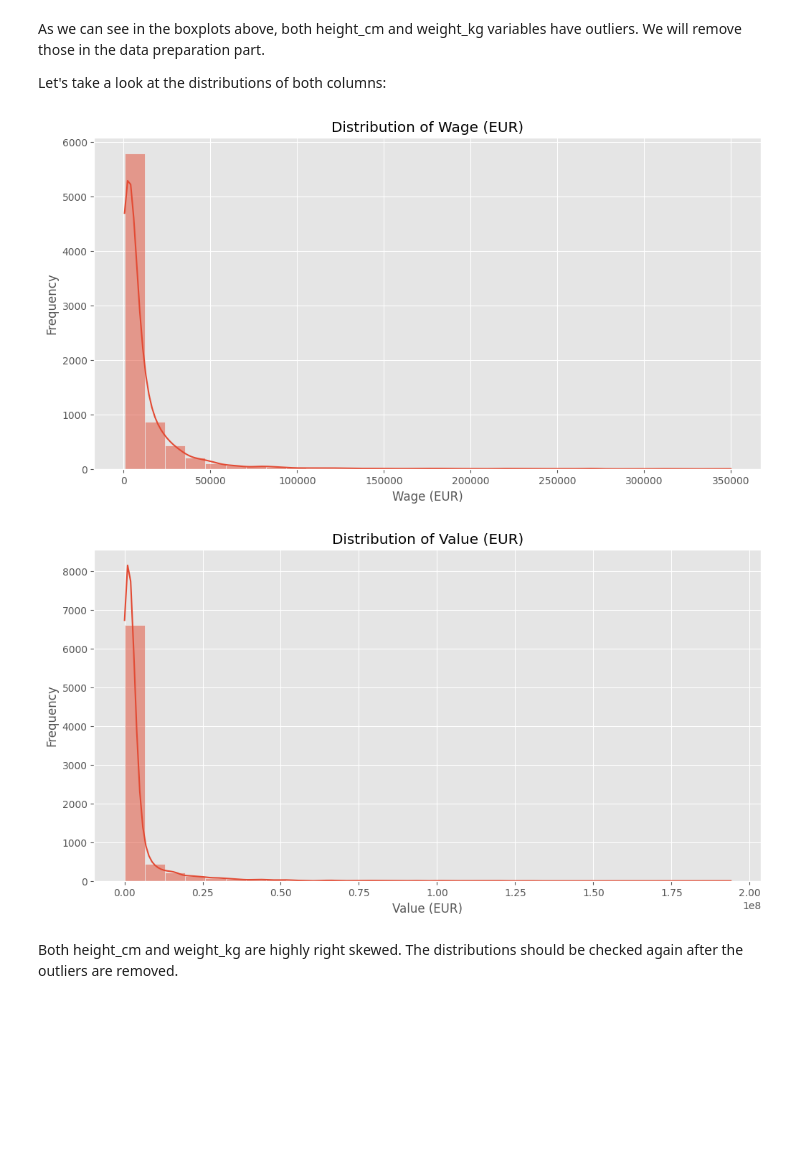
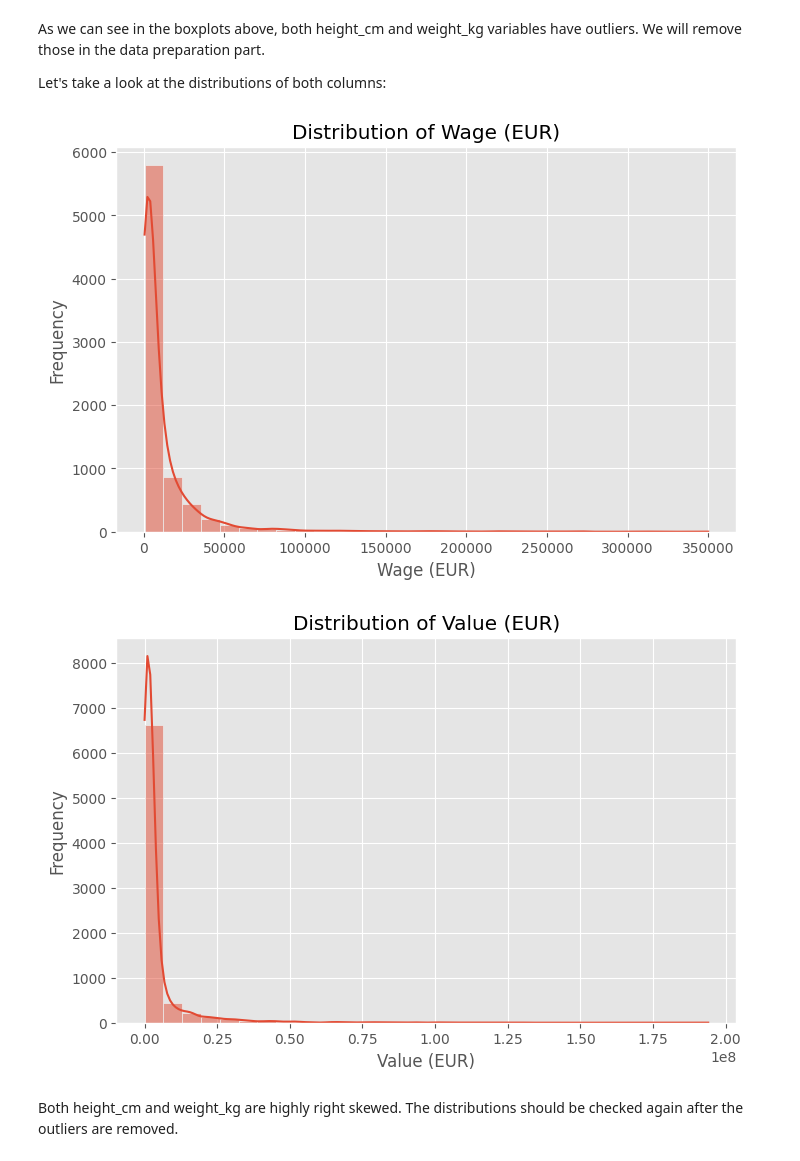
Before and after one commit to mhandt9/football-pos-prediction, a Jupyter notebook: balling.ipynb, the cells around one changed output. Saved outputs shown, nothing was run; the diff lists cells and outputs as text; code cells hidden in the pictures; blank space fills up the shorter version.

```diff
--- a/balling.ipynb
+++ b/balling.ipynb
@@ -198,25 +200,25 @@ Let's take a look at the distributions of both columns:
 # %%
 # Visualize the distribution of the wage_eur variable
 
-plt.figure(figsize=(12, 6))
+plt.figure(figsize=(8, 5))
 sns.histplot(df_raw['wage_eur'], bins=30, kde=True)
 plt.title('Distribution of Wage (EUR)')
 plt.xlabel('Wage (EUR)')
 plt.ylabel('Frequency')
 plt.show()
 # %% [output]
-[figure, old version]
+[figure, new version]
 # %%
 # Visualize the distribution of the value_eur variable
 
-plt.figure(figsize=(12, 6))
+plt.figure(figsize=(8, 5))
 sns.histplot(df_raw['value_eur'], bins=30, kde=True)
 plt.title('Distribution of Value (EUR)')
 plt.xlabel('Value (EUR)')
 plt.ylabel('Frequency')
 plt.show()
 # %% [output]
-[figure, old version]
+[figure, new version]
 # %% [markdown]
 Both height_cm and weight_kg are highly right skewed. The distributions should be checked again after the outliers are removed.
 # %%
```
Also changed, not shown: parts of 80 cells of this notebook.
